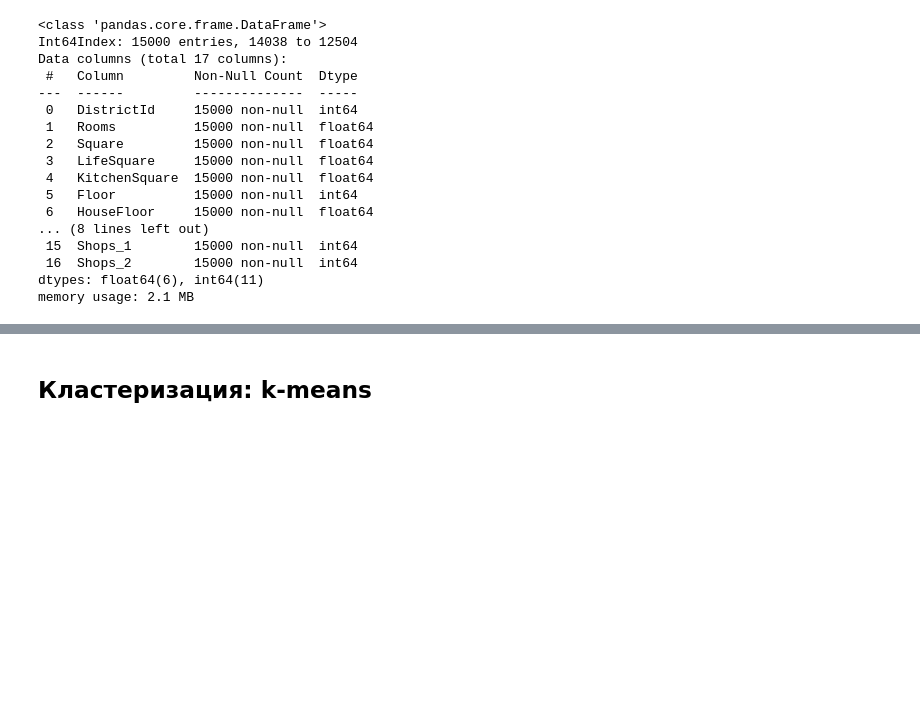
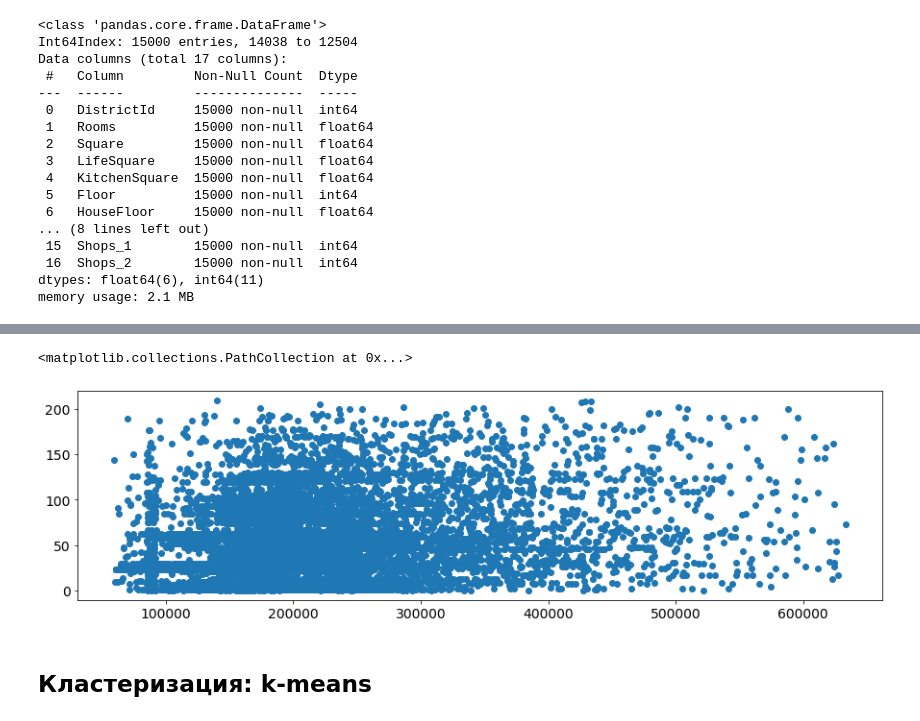
Before and after one commit to vadimsachkov/PYTHON-for-DATA-SCIENCE, a Jupyter notebook: KURSOVAYA/v8/Kursovaya_v8.ipynb, the cells around one changed output, grey strips where cells are left out. Drawn from its saved outputs; the diff is of its cells as text; code cells hidden in the pictures; blank space fills up the shorter version.

```diff
--- a/KURSOVAYA/v8/Kursovaya_v8.ipynb
+++ b/KURSOVAYA/v8/Kursovaya_v8.ipynb
@@ -907,3 +957,8 @@ display_components_in_2D_space(components_2d, df['Price'])
+# %%
+plt.scatter(df.Price,df.DistrictId )
+# %% [output]
+<matplotlib.collections.PathCollection at 0x...>
+[figure, added]
 # %% [markdown]
 ## Кластеризация: k-means
 # %% [markdown]
```
Also changed, not shown: parts of 19 cells of this notebook, 7 other files.
